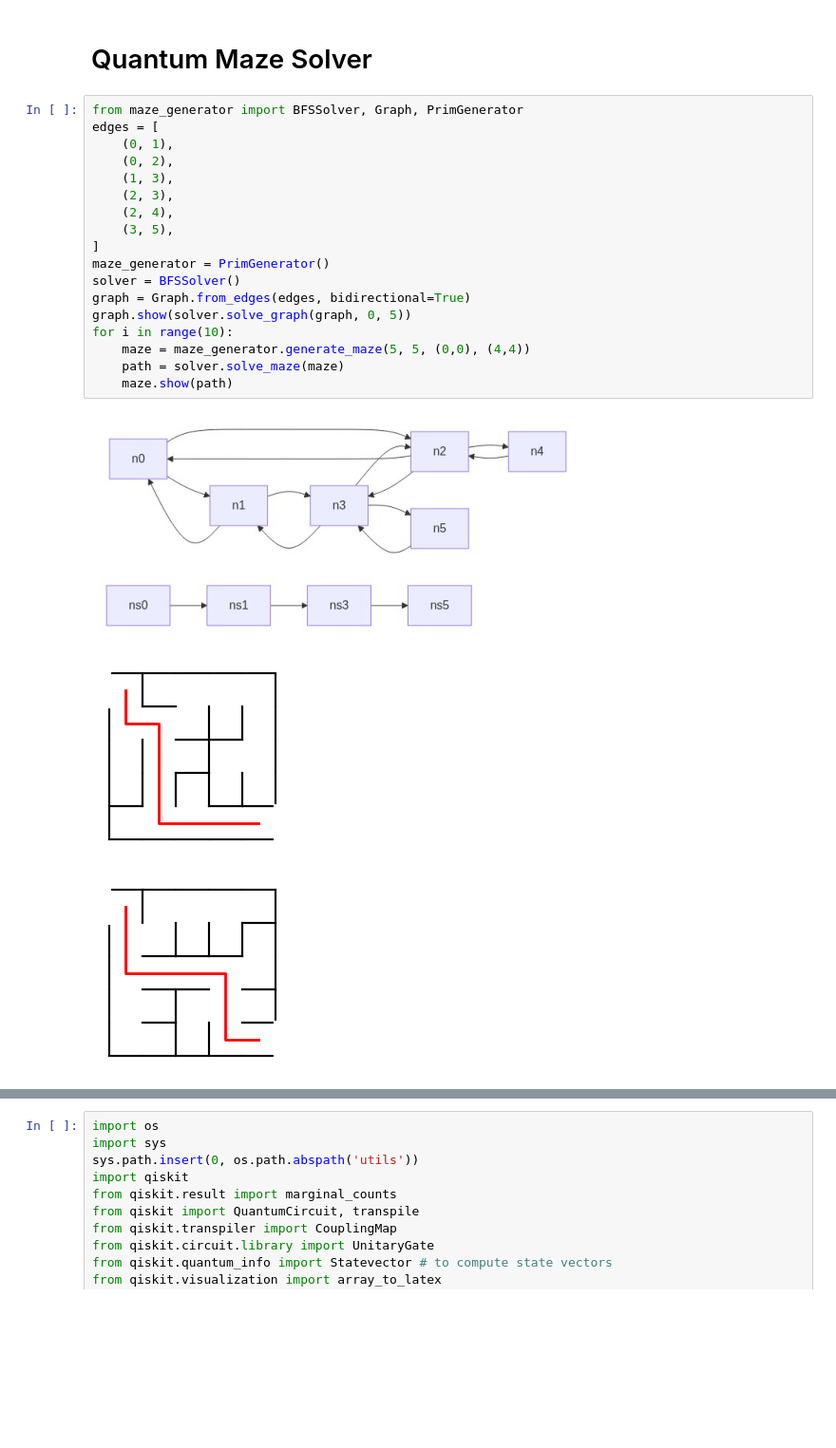
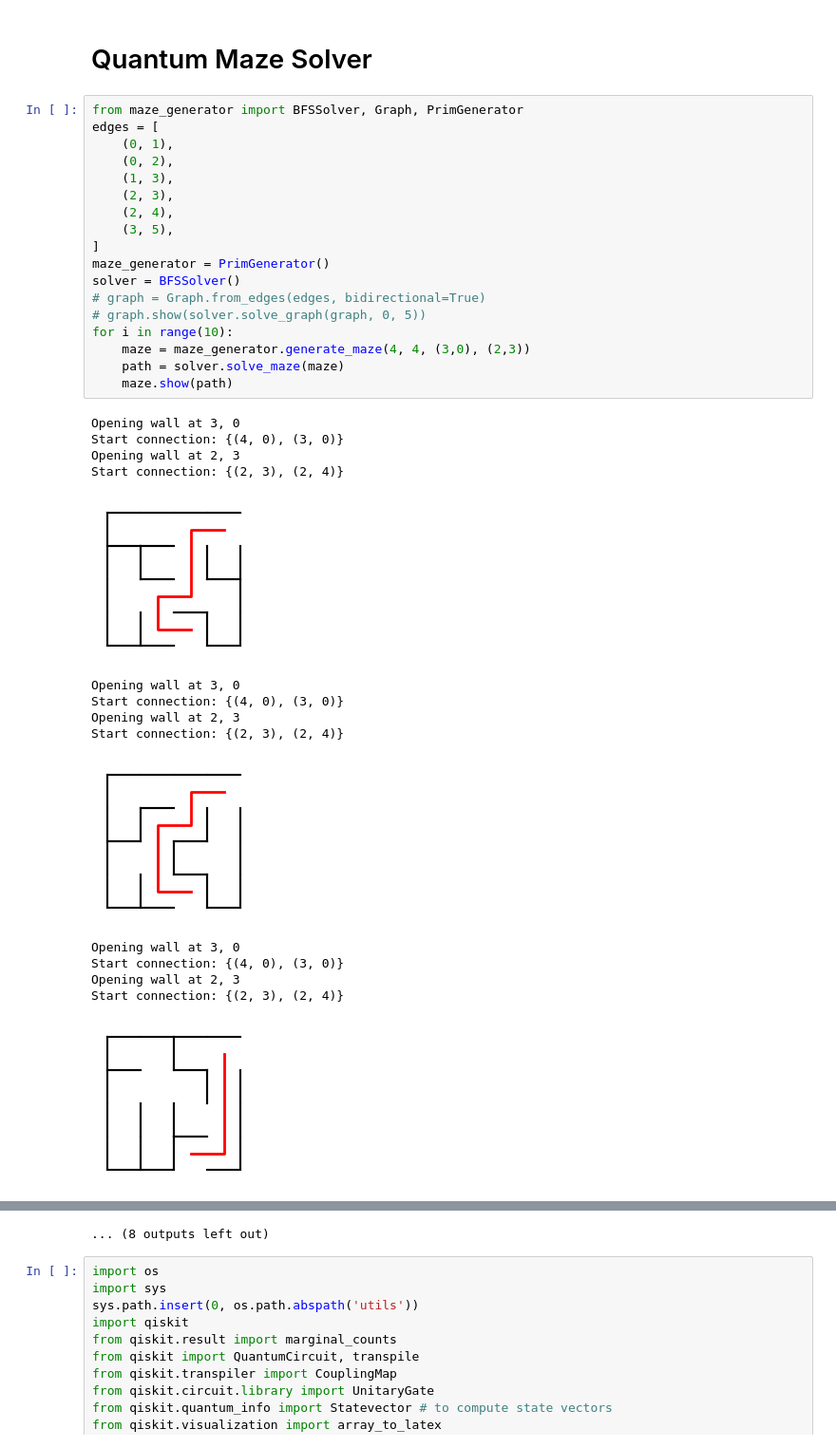
Before and after one commit to 1ngVG-QCCE/QuantumMazeSolver, a Jupyter notebook: maze_solver_tests.ipynb, the cells around one changed output, grey strips where cells are left out. Shown: that part at 95% size. Drawn from its saved outputs; the diff is of its cells as text; blank space fills up the shorter version.

Commit message:
fix(maze_generator): correctly open entrance and exit

```diff
--- a/maze_solver_tests.ipynb
+++ b/maze_solver_tests.ipynb
@@ -3,22 +3,34 @@
 # %%
 from maze_generator import BFSSolver, Graph, PrimGenerator
 edges = [
     (0, 1),
     (0, 2),
     (1, 3),
     (2, 3),
     (2, 4),
     (3, 5),
 ]
 maze_generator = PrimGenerator()
 solver = BFSSolver()
-graph = Graph.from_edges(edges, bidirectional=True)
-graph.show(solver.solve_graph(graph, 0, 5))
+# graph = Graph.from_edges(edges, bidirectional=True)
+# graph.show(solver.solve_graph(graph, 0, 5))
 for i in range(10):
-    maze = maze_generator.generate_maze(5, 5, (0,0), (4,4))
+    maze = maze_generator.generate_maze(4, 4, (3,0), (2,3))
     path = solver.solve_maze(maze)
     maze.show(path)
 # %% [output]
+Opening wall at 3, 0
+Start connection: {(4, 0), (3, 0)}
+Opening wall at 2, 3
+Start connection: {(2, 3), (2, 4)}
-[figure, old version]
+[figure, new version]
+Opening wall at 3, 0
+Start connection: {(4, 0), (3, 0)}
+Opening wall at 2, 3
+Start connection: {(2, 3), (2, 4)}
-[figure, old version]
+[figure, new version]
+Opening wall at 3, 0
+Start connection: {(4, 0), (3, 0)}
+Opening wall at 2, 3
+Start connection: {(2, 3), (2, 4)}
-[figure, old version]
+[figure, new version]
@@ -33,3 +52,4 @@ for i in range(10):
+... (8 outputs left out)
 # %%
 import os
 import sys
```
Also changed, not shown: parts of 2 cells of this notebook, 1 other file.
